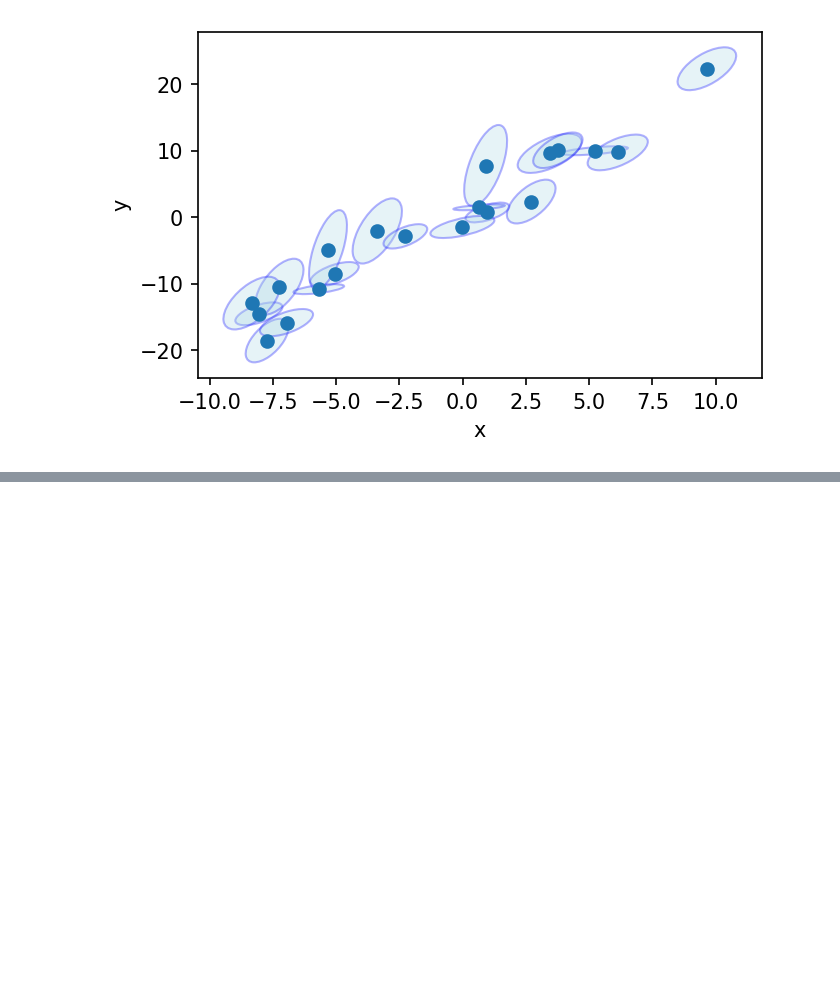
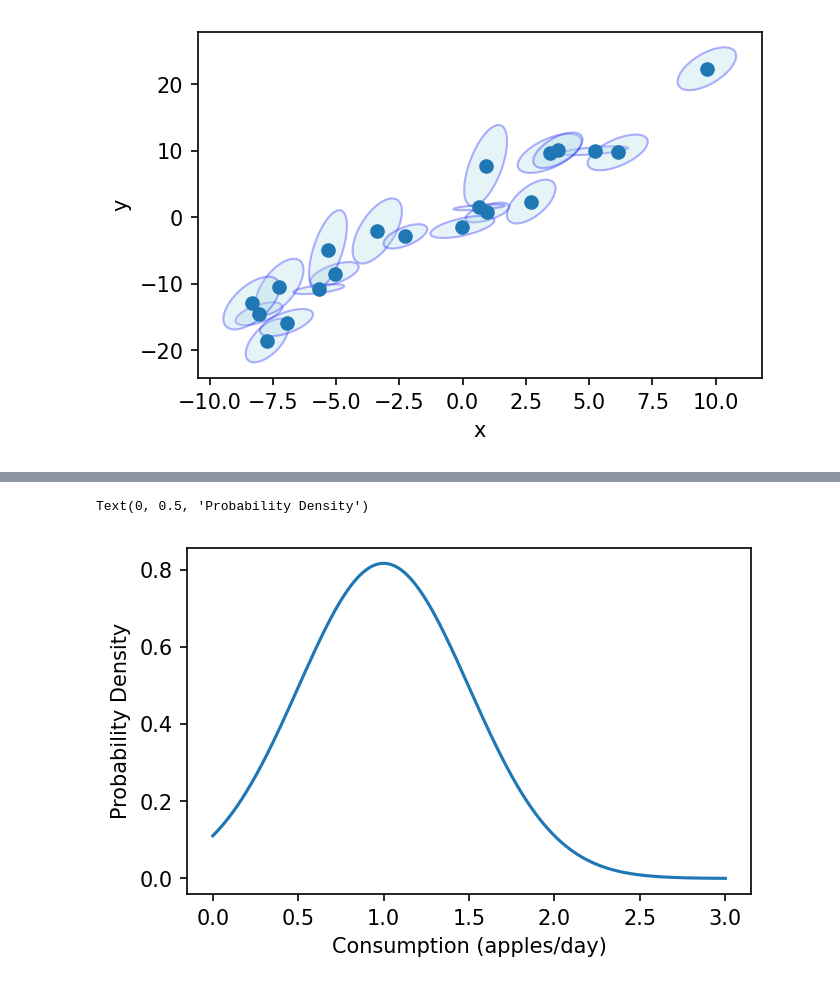
Before and after one commit to oscarbranson/teaching, a Jupyter notebook: QCES/EDAA/02_model_fit.ipynb, the cells around one changed output, grey strips where cells are left out. Saved outputs shown, nothing was run; the diff lists cells and outputs as text; code cells hidden in the pictures; blank space fills up the shorter version.

```diff
--- a/QCES/EDAA/02_model_fit.ipynb
+++ b/QCES/EDAA/02_model_fit.ipynb
@@ -600,0 +336,8 @@ AttributeError: 'CO2Model' object has no attribute 'annual_emissions_PgC'
+# %%
+consumed = np.linspace(0, 3, 500)
+plt.plot(consumed, apple_consumption.pdf(consumed), label='Apple Consumption')
+plt.xlabel('Consumption (apples/day)')
+plt.ylabel('Probability Density')
+# %% [output]
+Text(0, 0.5, 'Probability Density')
+[figure, added]
```
Also changed, not shown: parts of 13 cells of this notebook, 5 other files.
